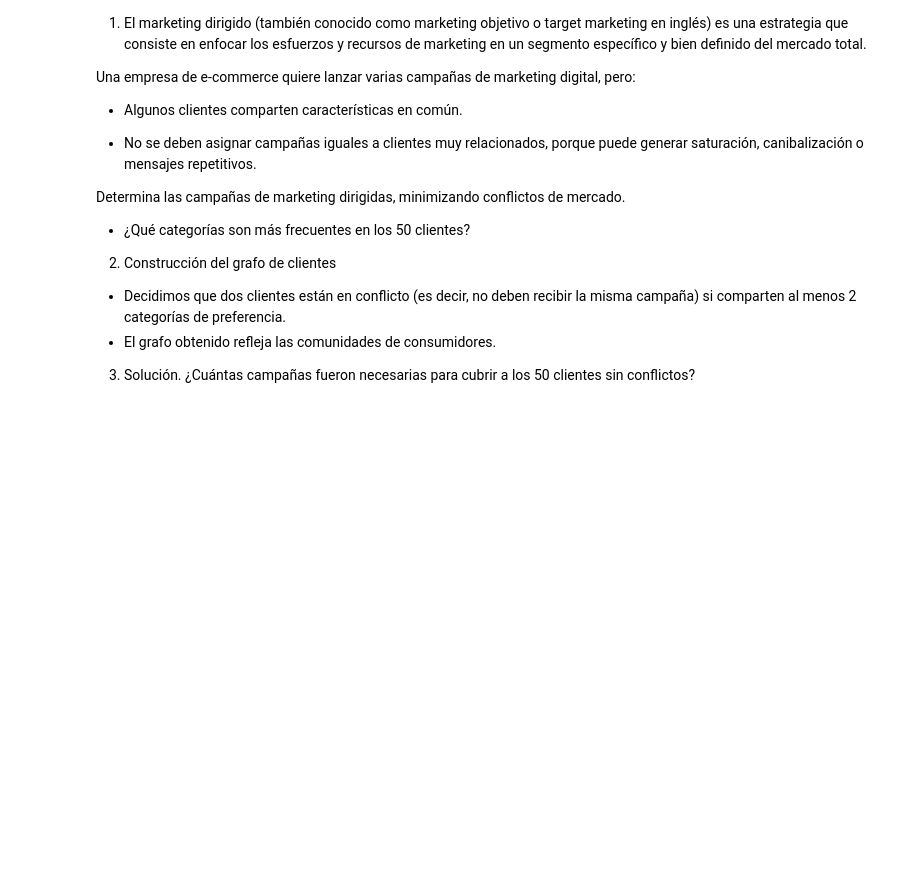
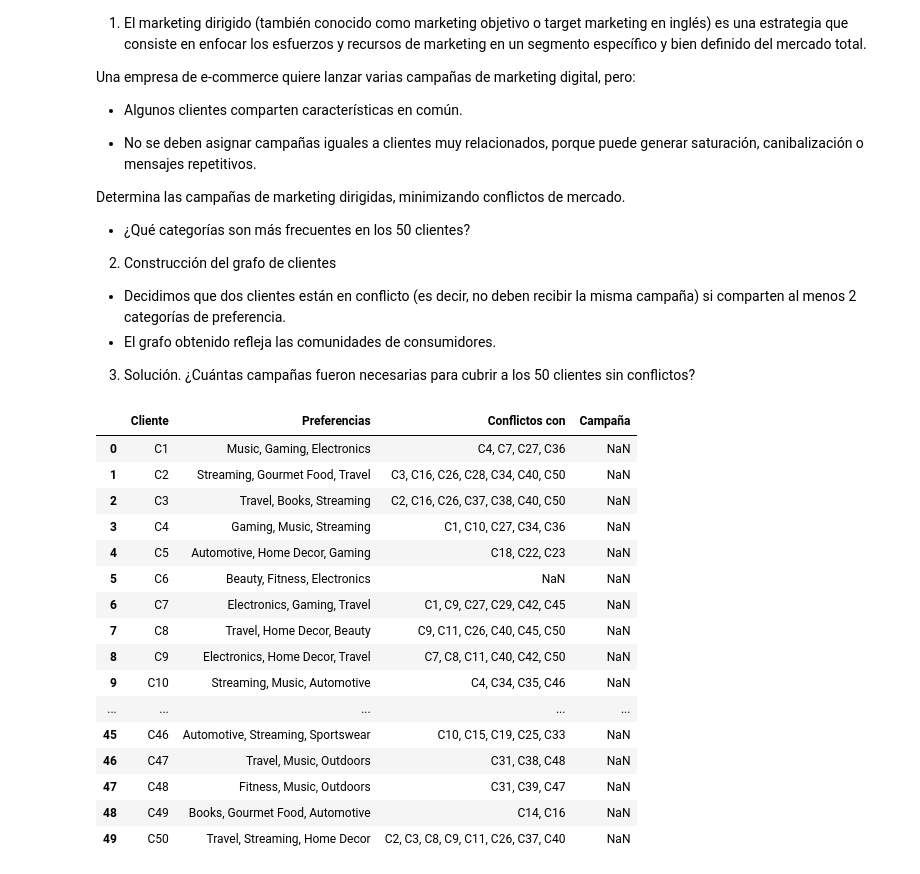
Before and after one commit to steffanylars/MA2015_DisenoAlgoritmosMatematicosBioinspirados, a Jupyter notebook: Tarea3_Algoritmos.ipynb, the cells around one changed output. Saved outputs shown, nothing was run; the diff lists cells and outputs as text; code cells hidden in the pictures; blank space fills up the shorter version.

```diff
--- a/Tarea3_Algoritmos.ipynb
+++ b/Tarea3_Algoritmos.ipynb
@@ -855,3 +1004,24 @@ Determina las campañas de marketing dirigidas, minimizando conflictos de mercad
 - El grafo obtenido refleja las comunidades de consumidores.
 3. Solución.
 ¿Cuántas campañas fueron necesarias para cubrir a los 50 clientes sin conflictos?
+# %%
+df_marketing = pd.read_excel('data\marketing_50_clientes.xlsx')
+df_marketing
+# %% [output]
+|  | Cliente | Preferencias | Conflictos con | Campaña |
+| 0 | C1 | Music, Gaming, Electronics | C4, C7, C27, C36 | NaN |
+| 1 | C2 | Streaming, Gourmet Food, Travel | C3, C16, C26, C28, C34, C40, C50 | NaN |
+| 2 | C3 | Travel, Books, Streaming | C2, C16, C26, C37, C38, C40, C50 | NaN |
+| 3 | C4 | Gaming, Music, Streaming | C1, C10, C27, C34, C36 | NaN |
+| 4 | C5 | Automotive, Home Decor, Gaming | C18, C22, C23 | NaN |
+| 5 | C6 | Beauty, Fitness, Electronics | NaN | NaN |
+| 6 | C7 | Electronics, Gaming, Travel | C1, C9, C27, C29, C42, C45 | NaN |
+| 7 | C8 | Travel, Home Decor, Beauty | C9, C11, C26, C40, C45, C50 | NaN |
+| 8 | C9 | Electronics, Home Decor, Travel | C7, C8, C11, C40, C42, C50 | NaN |
+| 9 | C10 | Streaming, Music, Automotive | C4, C34, C35, C46 | NaN |
+| ... | ... | ... | ... | ... |
+| 45 | C46 | Automotive, Streaming, Sportswear | C10, C15, C19, C25, C33 | NaN |
+| 46 | C47 | Travel, Music, Outdoors | C31, C38, C48 | NaN |
+| 47 | C48 | Fitness, Music, Outdoors | C31, C39, C47 | NaN |
+| 48 | C49 | Books, Gourmet Food, Automotive | C14, C16 | NaN |
+| 49 | C50 | Travel, Streaming, Home Decor | C2, C3, C8, C9, C11, C26, C37, C40 | NaN |
```
Also changed, not shown: parts of 14 cells of this notebook.
